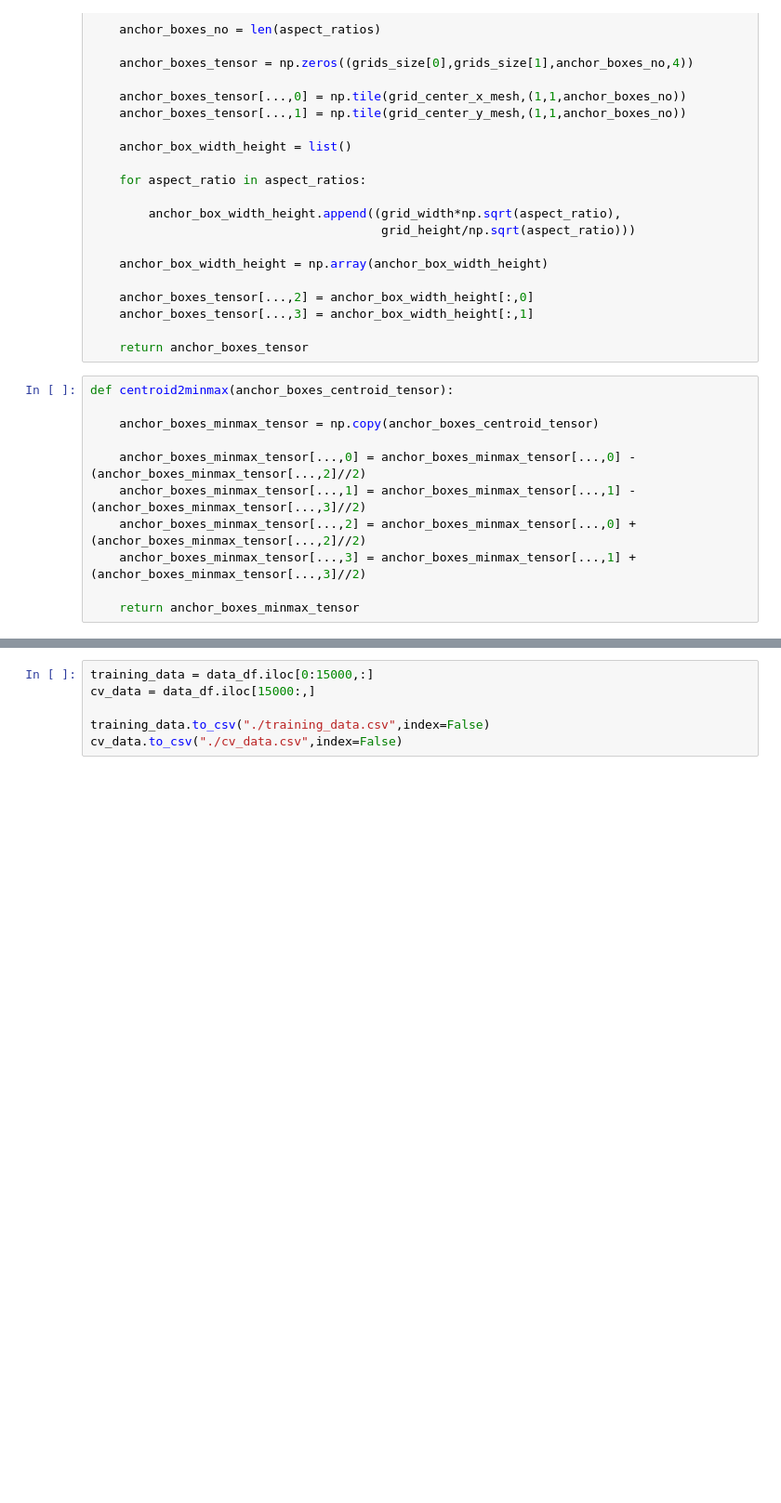
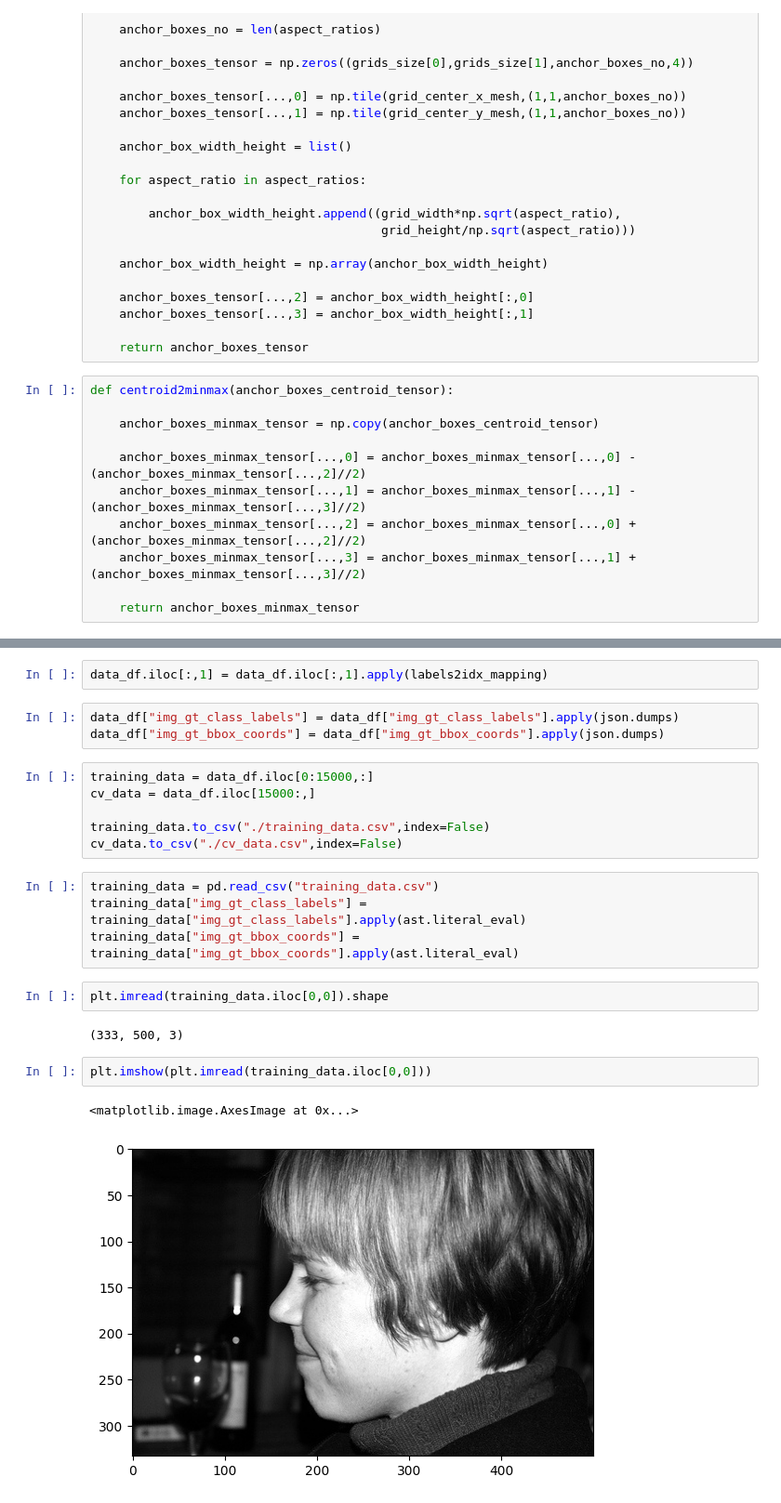
Before and after one commit to dineshsingh099/yolo_v1, a Jupyter notebook: yolo_v1_scratch.ipynb, the cells around one changed output, grey strips where cells are left out. Shown at 93% size. Cells and saved outputs as stored; diff of their text form; blank space fills up the shorter version.

```diff
--- a/yolo_v1_scratch.ipynb
+++ b/yolo_v1_scratch.ipynb
@@ -231,6 +246,24 @@ data_df = train_test_df("VOCdevkit/VOC2012/JPEGImages","VOCdevkit/VOC2012/Annota
+# %%
+data_df.iloc[:,1] = data_df.iloc[:,1].apply(labels2idx_mapping)
+# %%
+data_df["img_gt_class_labels"] = data_df["img_gt_class_labels"].apply(json.dumps)
+data_df["img_gt_bbox_coords"] = data_df["img_gt_bbox_coords"].apply(json.dumps)
 # %%
 training_data = data_df.iloc[0:15000,:]
 cv_data = data_df.iloc[15000:,]
 
 training_data.to_csv("./training_data.csv",index=False)
 cv_data.to_csv("./cv_data.csv",index=False)
+# %%
+training_data = pd.read_csv("training_data.csv")
+training_data["img_gt_class_labels"] = training_data["img_gt_class_labels"].apply(ast.literal_eval)
+training_data["img_gt_bbox_coords"] = training_data["img_gt_bbox_coords"].apply(ast.literal_eval)
+# %%
+plt.imread(training_data.iloc[0,0]).shape
+# %% [output]
+(333, 500, 3)
+# %%
+plt.imshow(plt.imread(training_data.iloc[0,0]))
+# %% [output]
+<matplotlib.image.AxesImage at 0x...>
+[figure, added]
```
Also changed, not shown: parts of 16 cells of this notebook, 2 other files.
